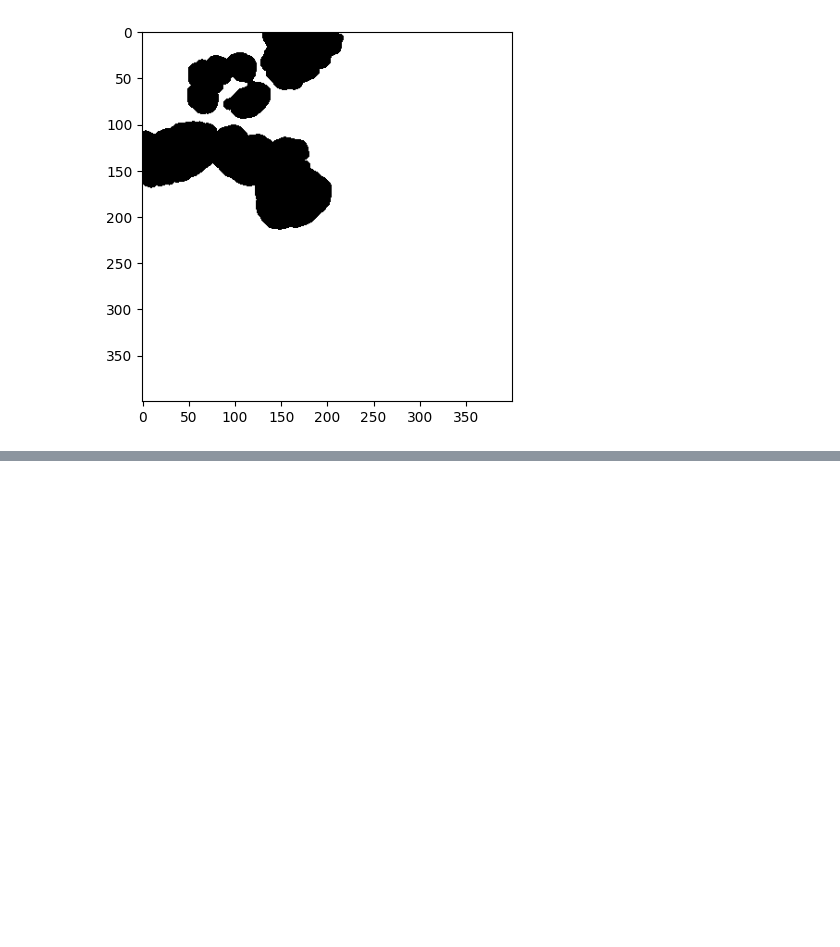
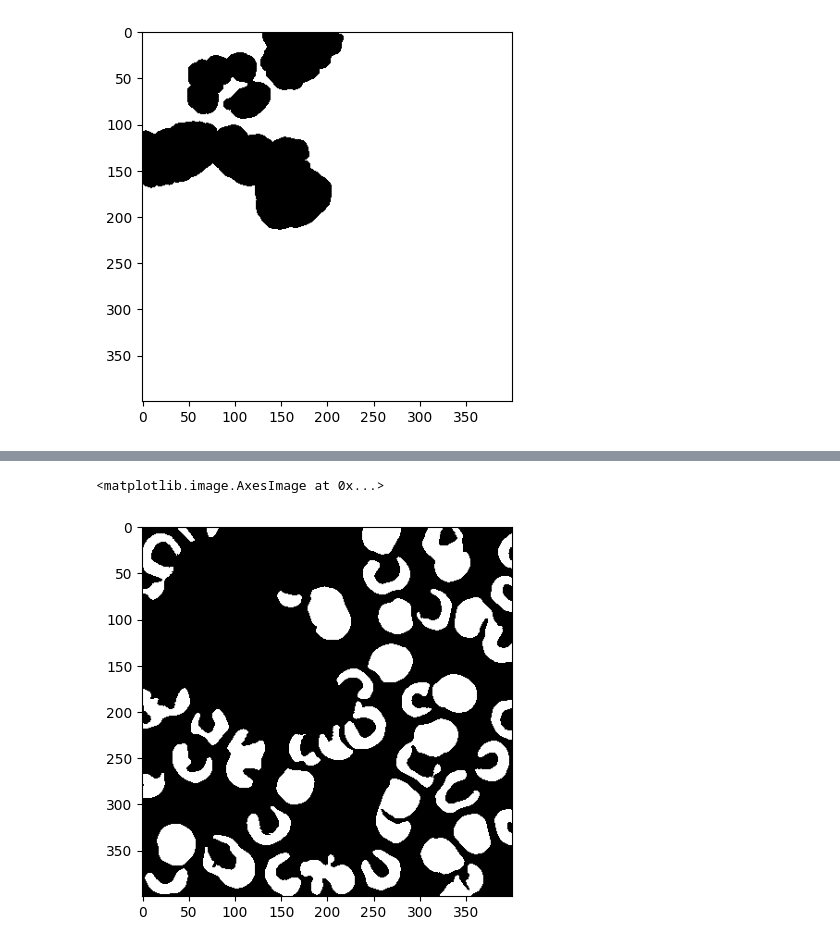
Before and after one commit to vktr274/computer-vision-thresholding, a Jupyter notebook: blood_cells.ipynb, the cells around one changed output, grey strips where cells are left out. Cells and saved outputs as stored; diff of their text form; code cells hidden in the pictures; blank space fills up the shorter version.

Commit message:
Analyze blood cells

```diff
--- a/blood_cells.ipynb
+++ b/blood_cells.ipynb
@@ -64,0 +63,13 @@ plt.imshow(mask, cmap="gray")
+# %%
+contours, _ = cv2.findContours(white_cells, cv2.RETR_EXTERNAL, cv2.CHAIN_APPROX_SIMPLE)
+
+areas = [cv2.contourArea(contour) for contour in contours]
+thresh = np.mean(areas)
+white_cells = np.zeros_like(white_cells)
+
+for contour in contours:
+    area = cv2.contourArea(contour)
+    if area > thresh:
+        cv2.fillPoly(white_cells, [contour], 255)
+
+plt.imshow(white_cells, cmap="gray")
@@ -95,0 +110,16 @@ plt.imshow(bin_img, cmap="gray")
+# %%
+contours, _ = cv2.findContours(bin_img, cv2.RETR_EXTERNAL, cv2.CHAIN_APPROX_SIMPLE)
+
+areas = [cv2.contourArea(contour) for contour in contours]
+thresh = np.mean(areas) - np.std(areas)
+bin_img = np.zeros_like(white_cells)
+
+for contour in contours:
+    area = cv2.contourArea(contour)
+    if area > thresh:
+        cv2.fillPoly(bin_img, [contour], 255)
+# %%
+plt.imshow(bin_img, cmap="gray")
+# %% [output]
+<matplotlib.image.AxesImage at 0x...>
+[figure, added]
```
Also changed, not shown: parts of 13 cells of this notebook.
